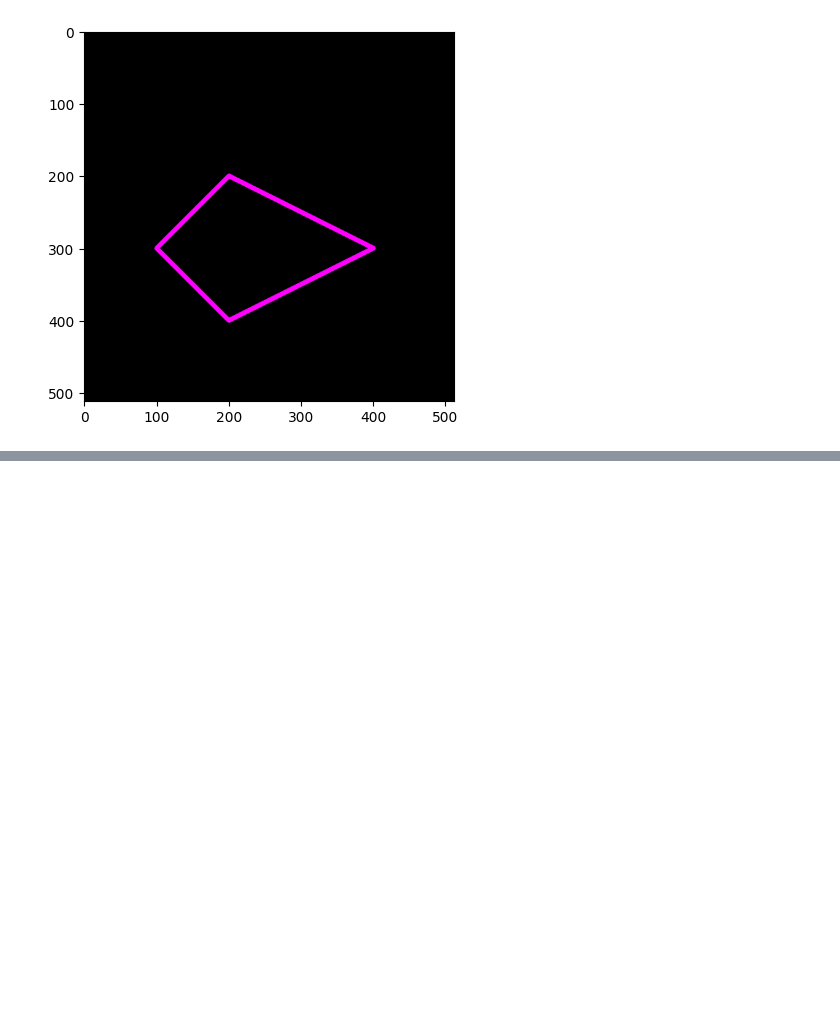
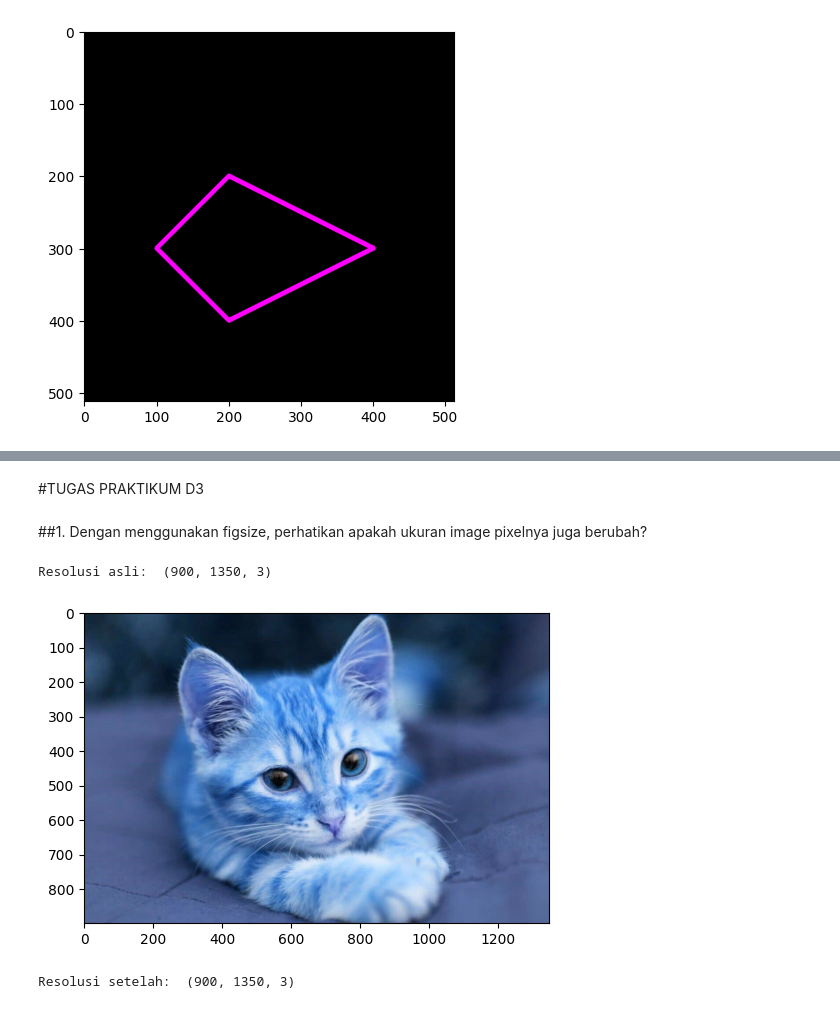
Before and after one commit to dedybayu/DedyBayu_PCVK_Genap_2025, a Jupyter notebook: PCVK_Week2.ipynb, the cells around one changed output, grey strips where cells are left out. Saved outputs shown, nothing was run; the diff lists cells and outputs as text; code cells hidden in the pictures; blank space fills up the shorter version.

Commit message:
add: tugas D3

```diff
--- a/PCVK_Week2.ipynb
+++ b/PCVK_Week2.ipynb
@@ -149,0 +185,14 @@ plt.imshow(black_img2)
+# %% [markdown]
+#TUGAS PRAKTIKUM D3
+# %% [markdown]
+##1. Dengan menggunakan figsize, perhatikan apakah ukuran image pixelnya juga berubah?
+# %%
+print("Resolusi asli: ", img.shape)
+plt.figure(figsize=(6,5))
+plt.imshow(img)
+plt.show()
+print("Resolusi setelah: ", img.shape)
+# %% [output]
+Resolusi asli:  (900, 1350, 3)
+[figure, added]
+Resolusi setelah:  (900, 1350, 3)
```
Also changed, not shown: parts of 8 cells of this notebook.
